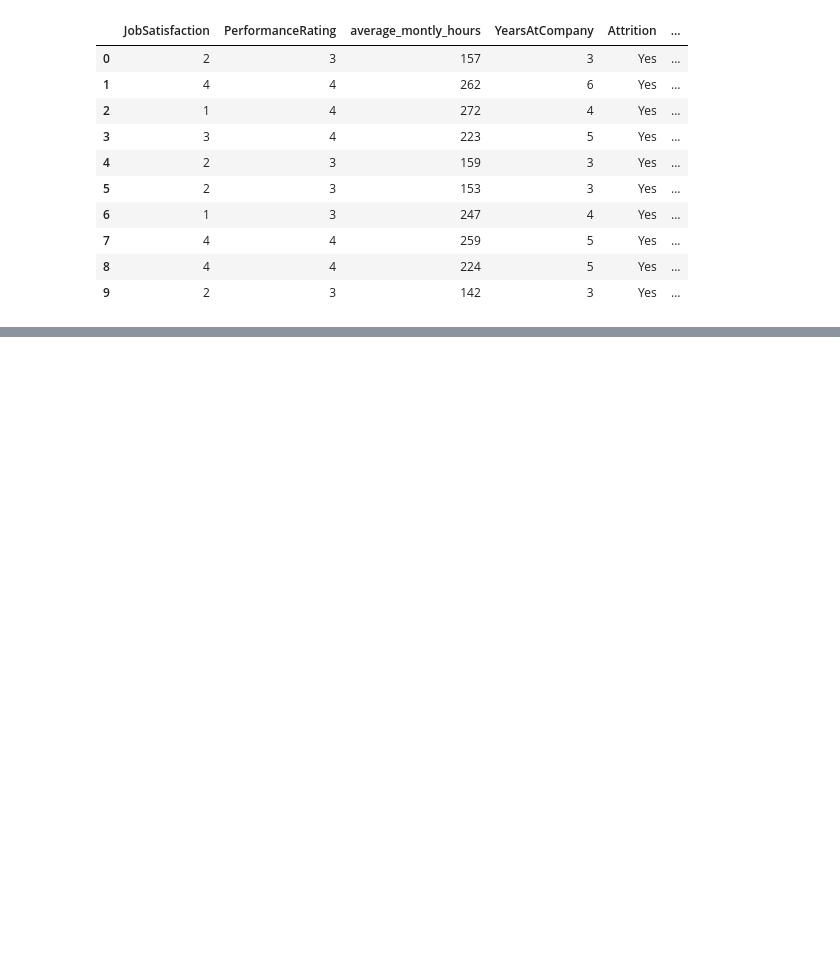
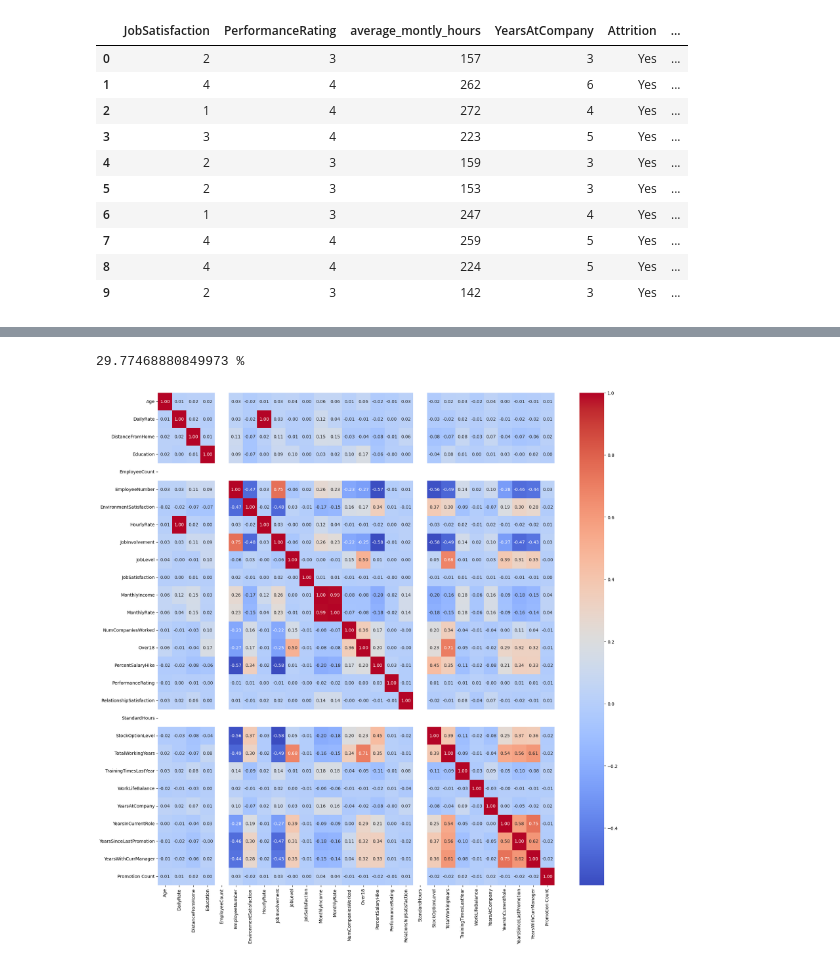
Before and after one commit to SanjanaMahapatra/HR_Analytics_Prediction_Models, a Jupyter notebook: Objective_3/model.ipynb, the cells around one changed output, grey strips where cells are left out. Drawn from its saved outputs; the diff is of its cells as text; code cells hidden in the pictures; blank space fills up the shorter version.

```diff
--- a/Objective_3/model.ipynb
+++ b/Objective_3/model.ipynb
@@ -277,0 +563,16 @@ def convert_avg_montly_rate(val):
+# %%
+## printing the attrition rate %
+
+attrition_rate = ((combined_dataset['Attrition'] == 'Yes').sum() / len(combined_dataset)) * 100
+print(attrition_rate, "%")
+# %% [output]
+29.77468880849973 %
+# %%
+# Correlation heatmap
+plt.figure(figsize=(20, 20))
+sns.heatmap(
+    combined_dataset.select_dtypes(exclude="object").corr(), annot=True, cmap="coolwarm", fmt=".2f"
+)
+plt.show()
+# %% [output]
+[figure, added]
```
Also changed, not shown: parts of 26 cells of this notebook, 2 other files.
